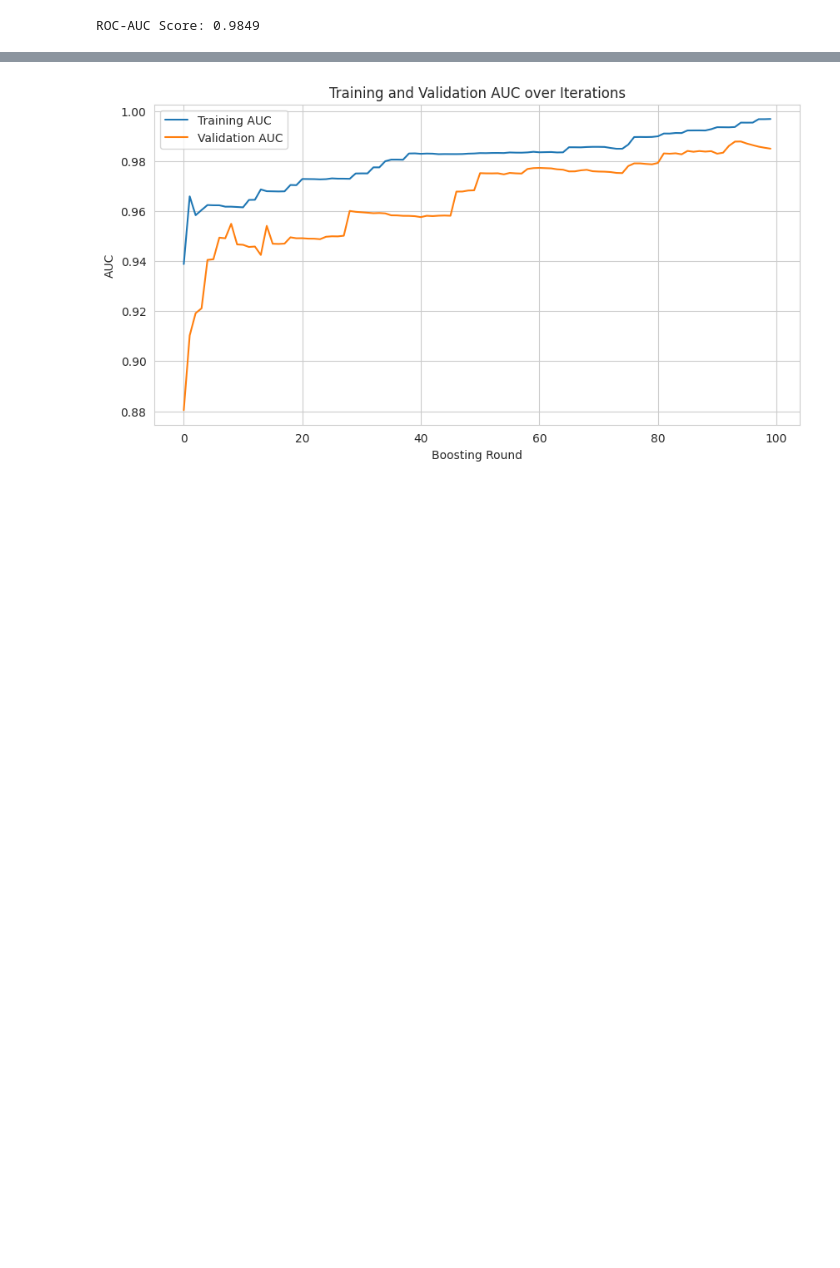
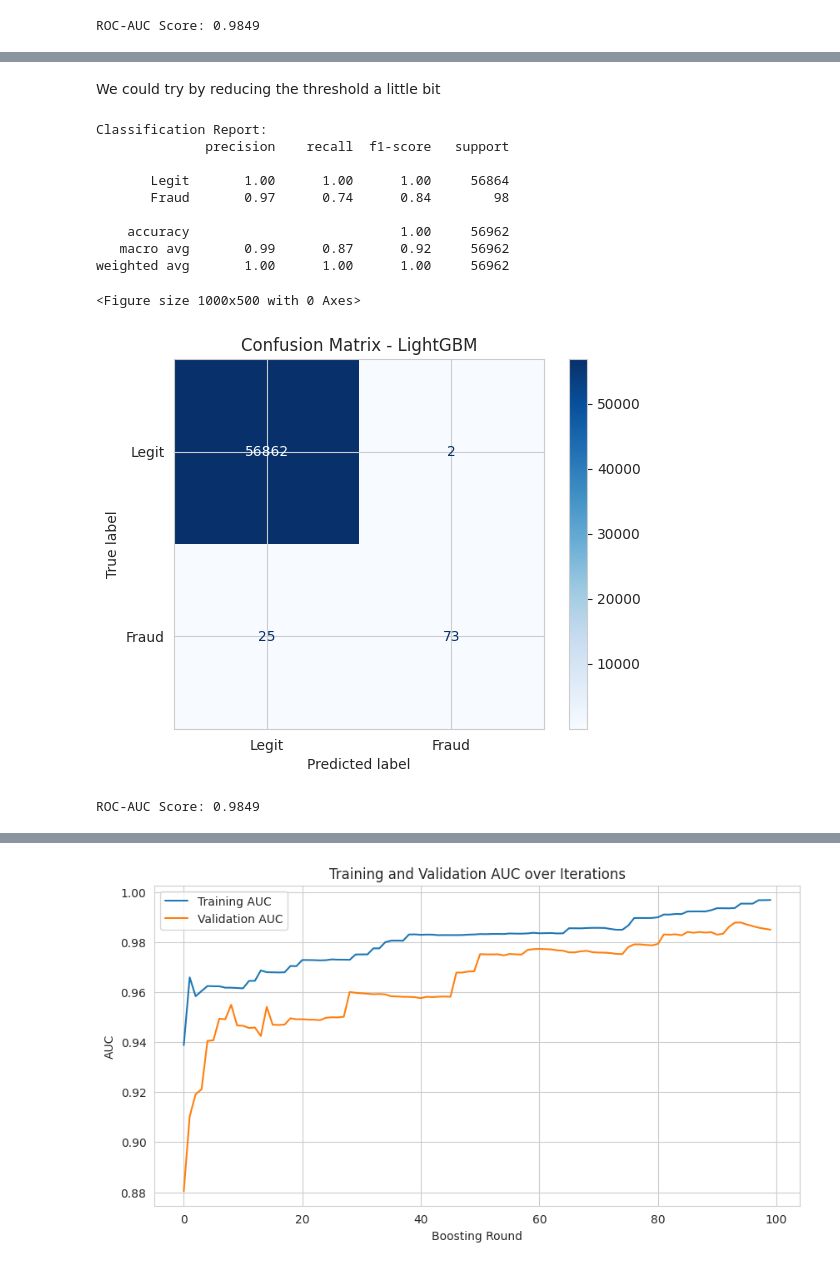
Before and after one commit to shehryars715/Payment_Anomaly_Detector, a Jupyter notebook: cc_Eda.ipynb, the cells around one changed output, grey strips where cells are left out. Cells and saved outputs as stored; diff of their text form; code cells hidden in the pictures; blank space fills up the shorter version.

Commit message:
Reduced threshold

```diff
--- a/cc_Eda.ipynb
+++ b/cc_Eda.ipynb
@@ -479,0 +495,36 @@ ROC-AUC Score: 0.9849
+# %% [markdown]
+We could try by reducing the threshold a little bit
+# %%
+# Predict probabilities for the test set
+y_pred_proba = model.predict(X_test)
+# Convert probabilities to binary predictions (using a default threshold of 0.5)
+y_pred = (y_pred_proba > 0.1).astype(int)
+
+# 1. Print classification report
+print("Classification Report:")
+print(classification_report(y_test, y_pred, target_names=['Legit', 'Fraud']))
+
+# 2. Plot Confusion Matrix
+plt.figure(figsize=(10, 5))
+cm = confusion_matrix(y_test, y_pred)
+disp = ConfusionMatrixDisplay(confusion_matrix=cm, display_labels=['Legit', 'Fraud'])
+disp.plot(cmap='Blues', values_format='d')
+plt.title('Confusion Matrix - LightGBM')
+plt.show()
+
+# 3. Calculate and print AUC score
+auc_score = roc_auc_score(y_test, y_pred_proba)
+print(f"\nROC-AUC Score: {auc_score:.4f}")
+# %% [output]
+Classification Report:
+              precision    recall  f1-score   support
+
+       Legit       1.00      1.00      1.00     56864
+       Fraud       0.97      0.74      0.84        98
+
+    accuracy                           1.00     56962
+   macro avg       0.99      0.87      0.92     56962
+weighted avg       1.00      1.00      1.00     56962
+<Figure size 1000x500 with 0 Axes>
+[figure, added]
+ROC-AUC Score: 0.9849
```
Also changed, not shown: parts of 3 cells of this notebook.
